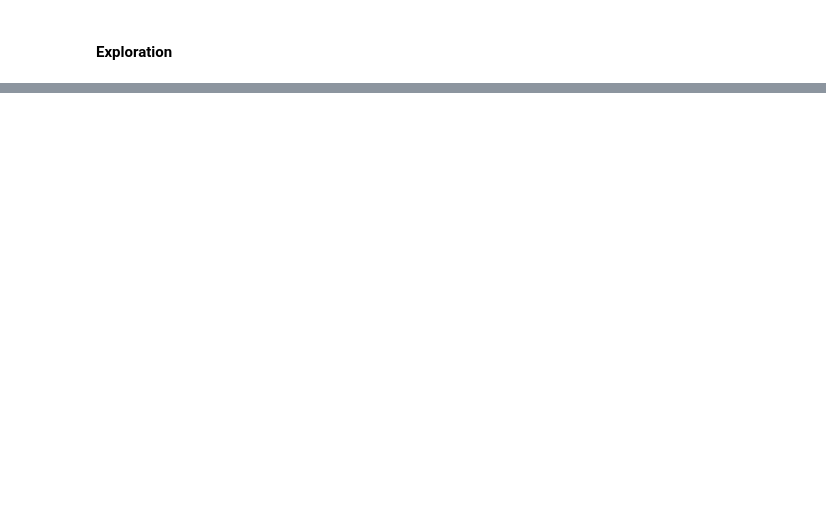
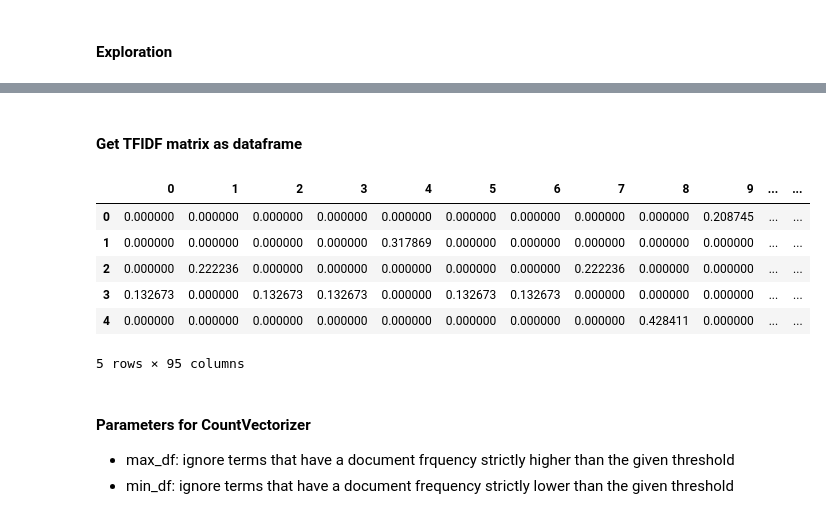
Before and after one commit to jjbocek/ToxicApp, a Jupyter notebook: ToxicApp_Sandbox.ipynb, the cells around one changed output, grey strips where cells are left out. Drawn from its saved outputs; the diff is of its cells as text; code cells hidden in the pictures; blank space fills up the shorter version.

```diff
--- a/ToxicApp_Sandbox.ipynb
+++ b/ToxicApp_Sandbox.ipynb
@@ -65,0 +105,19 @@ test_labels_ds.head(2)
+# %% [markdown]
+#### Get TFIDF matrix as dataframe
+# %%
+tfidfTransform = TfidfTransformer()
+X_tfidf = tfidfTransform.fit_transform(X)
+X_tfidf = pd.DataFrame(X_tfidf.toarray())
+X_tfidf
+# %% [output]
+|  | 0 | 1 | 2 | 3 | 4 | 5 | 6 | 7 | 8 | 9 | ... | ... |
+| 0 | 0.000000 | 0.000000 | 0.000000 | 0.000000 | 0.000000 | 0.000000 | 0.000000 | 0.000000 | 0.000000 | 0.208745 | ... | ... |
+| 1 | 0.000000 | 0.000000 | 0.000000 | 0.000000 | 0.317869 | 0.000000 | 0.000000 | 0.000000 | 0.000000 | 0.000000 | ... | ... |
+| 2 | 0.000000 | 0.222236 | 0.000000 | 0.000000 | 0.000000 | 0.000000 | 0.000000 | 0.222236 | 0.000000 | 0.000000 | ... | ... |
+| 3 | 0.132673 | 0.000000 | 0.132673 | 0.132673 | 0.000000 | 0.132673 | 0.132673 | 0.000000 | 0.000000 | 0.000000 | ... | ... |
+| 4 | 0.000000 | 0.000000 | 0.000000 | 0.000000 | 0.000000 | 0.000000 | 0.000000 | 0.000000 | 0.428411 | 0.000000 | ... | ... |
+5 rows × 95 columns
+# %% [markdown]
+#### Parameters for CountVectorizer
+* max_df: ignore terms that have a document frquency strictly higher than the given threshold
+* min_df: ignore terms that have a document frequency strictly lower than the given threshold
```
Also changed, not shown: parts of 34 cells of this notebook, 2 other files.
